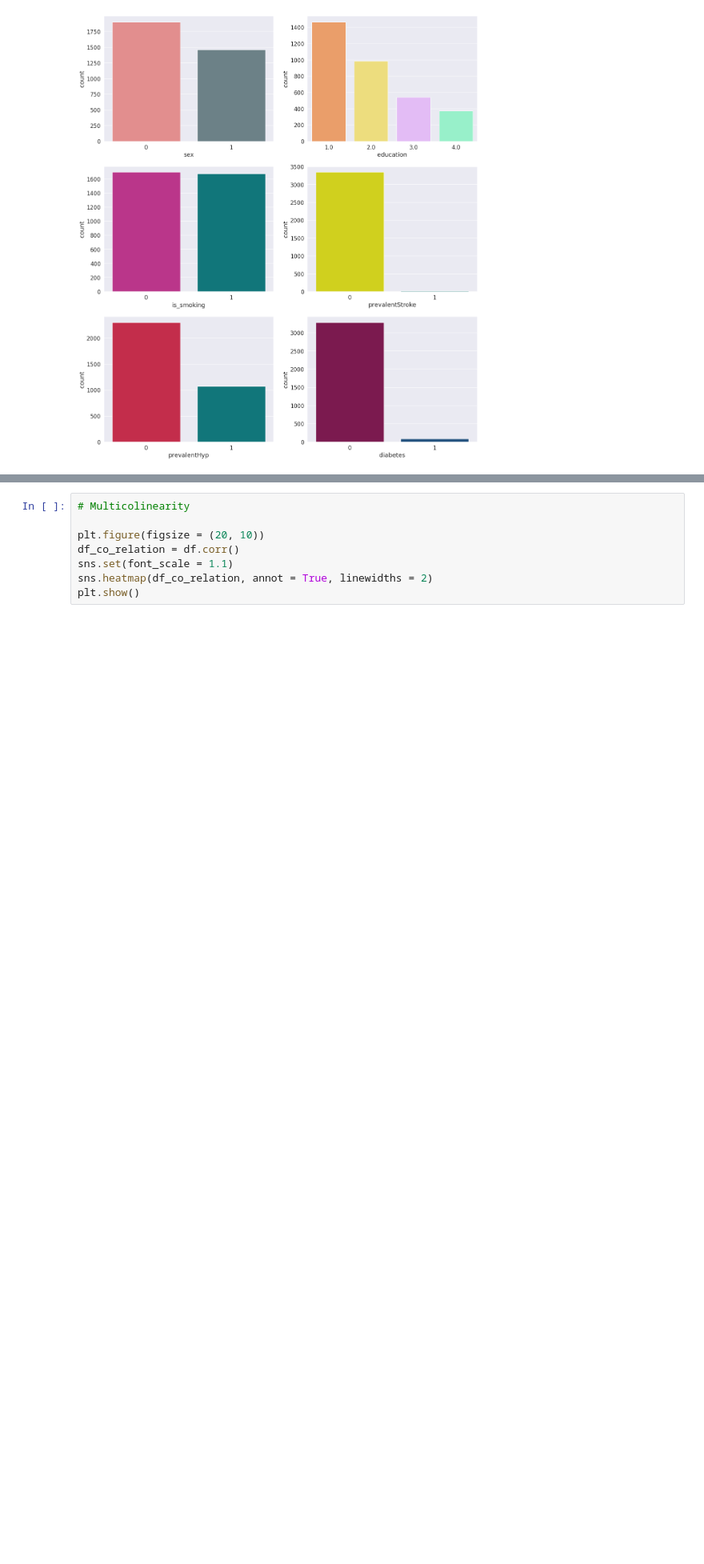
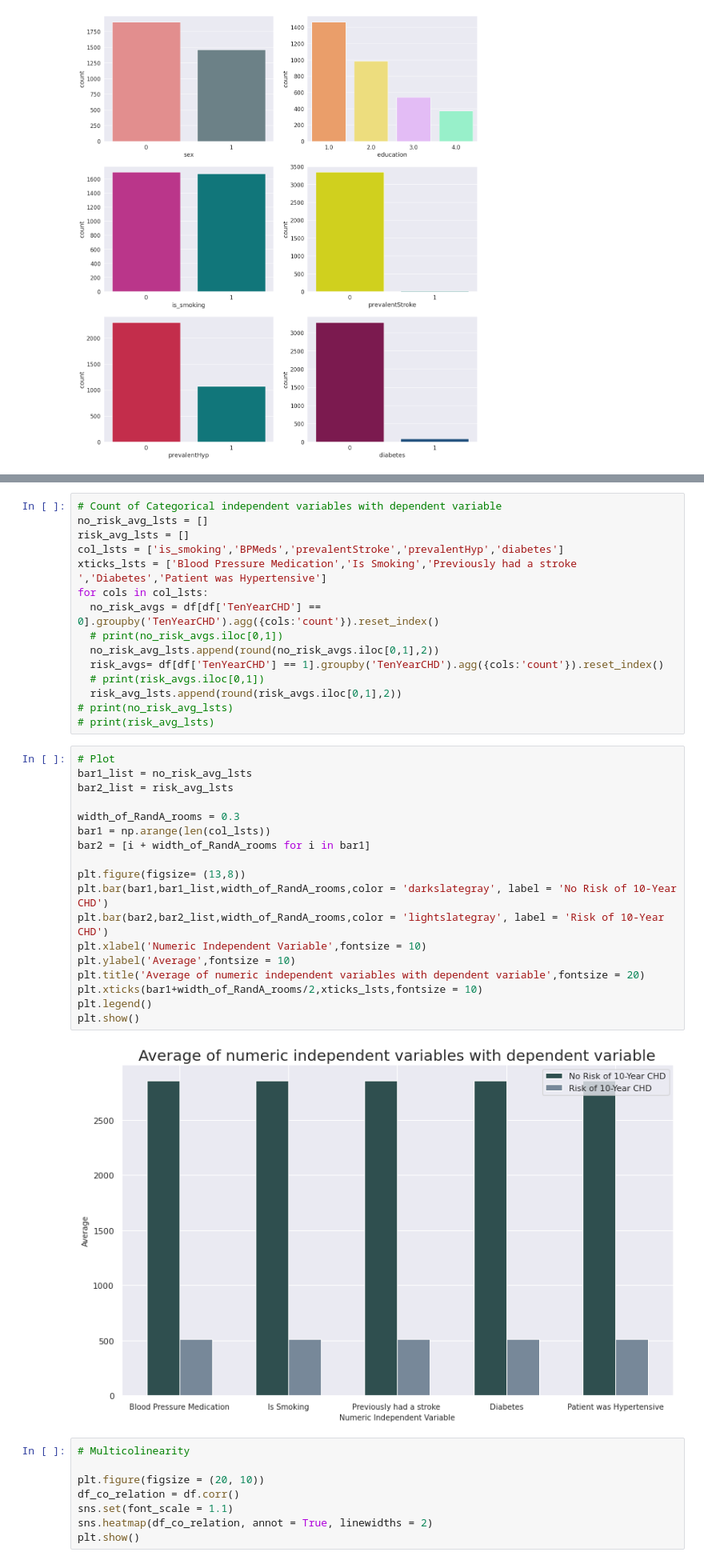
Before and after one commit to SethupathyM/Cardiovascular_Risk_Prediction, a Jupyter notebook: Cardiovascular_Risk_Prediction.ipynb, the cells around one changed output, grey strips where cells are left out. Shown at 80% size. Cells and saved outputs as stored; diff of their text form; blank space fills up the shorter version.

```diff
--- a/Cardiovascular_Risk_Prediction.ipynb
+++ b/Cardiovascular_Risk_Prediction.ipynb
@@ -270,3 +315,38 @@ for i in enumerate(categorical_var_count):
+# %%
+# Count of Categorical independent variables with dependent variable
+no_risk_avg_lsts = []
+risk_avg_lsts = []
+col_lsts = ['is_smoking','BPMeds','prevalentStroke','prevalentHyp','diabetes']
+xticks_lsts = ['Blood Pressure Medication','Is Smoking','Previously had a stroke ','Diabetes','Patient was Hypertensive']
+for cols in col_lsts:
+  no_risk_avgs = df[df['TenYearCHD'] == 0].groupby('TenYearCHD').agg({cols:'count'}).reset_index()
+  # print(no_risk_avgs.iloc[0,1])
+  no_risk_avg_lsts.append(round(no_risk_avgs.iloc[0,1],2))
+  risk_avgs= df[df['TenYearCHD'] == 1].groupby('TenYearCHD').agg({cols:'count'}).reset_index()
+  # print(risk_avgs.iloc[0,1])
+  risk_avg_lsts.append(round(risk_avgs.iloc[0,1],2))
+# print(no_risk_avg_lsts)
+# print(risk_avg_lsts)
+# %%
+# Plot
+bar1_list = no_risk_avg_lsts
+bar2_list = risk_avg_lsts
+
+width_of_RandA_rooms = 0.3
+bar1 = np.arange(len(col_lsts))
+bar2 = [i + width_of_RandA_rooms for i in bar1]
+
+plt.figure(figsize= (13,8))
+plt.bar(bar1,bar1_list,width_of_RandA_rooms,color = 'darkslategray', label = 'No Risk of 10-Year CHD')
+plt.bar(bar2,bar2_list,width_of_RandA_rooms,color = 'lightslategray', label = 'Risk of 10-Year CHD')
+plt.xlabel('Numeric Independent Variable',fontsize = 10)
+plt.ylabel('Average',fontsize = 10)
+plt.title('Average of numeric independent variables with dependent variable',fontsize = 20)
+plt.xticks(bar1+width_of_RandA_rooms/2,xticks_lsts,fontsize = 10)
+plt.legend()
+plt.show()
+# %% [output]
+[figure, added]
 # %%
 # Multicolinearity
 
```
Also changed, not shown: parts of 6 cells of this notebook.
